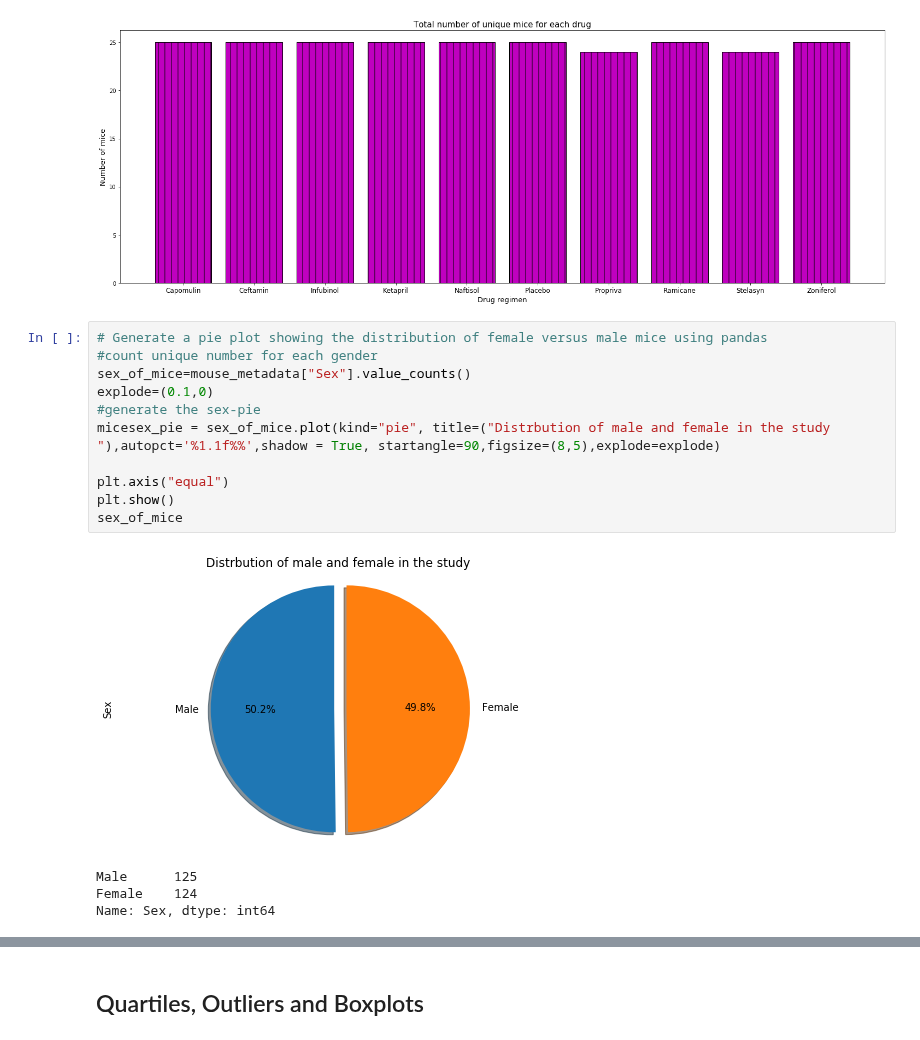
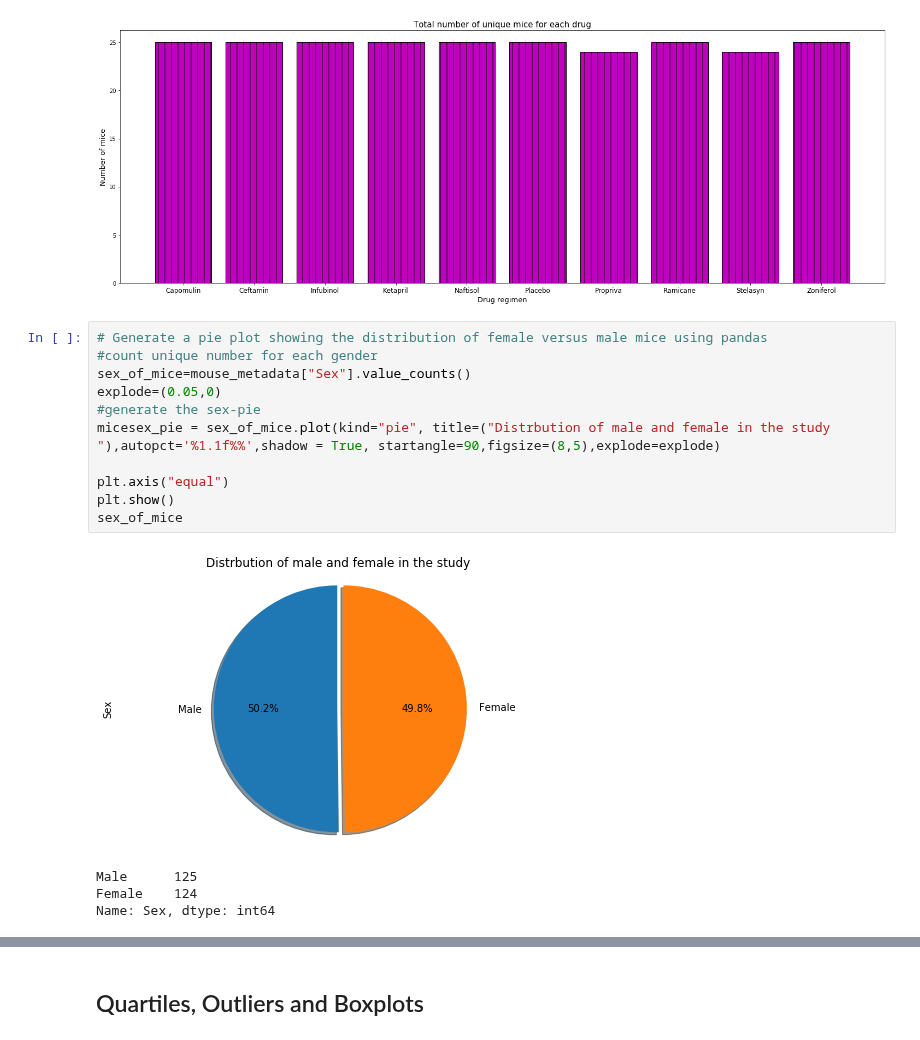
Before and after one commit to HaifaNajdawi/Matplotlib_The_power_of_plot, a Jupyter notebook: Pymaceuticals/pymaceuticals_starter.ipynb, the cells around one changed output, grey strips where cells are left out. Saved outputs shown, nothing was run; the diff lists cells and outputs as text.

```diff
--- a/Pymaceuticals/pymaceuticals_starter.ipynb
+++ b/Pymaceuticals/pymaceuticals_starter.ipynb
@@ -208,16 +216,16 @@ plt.show()
 # %%
 # Generate a pie plot showing the distribution of female versus male mice using pandas
 #count unique number for each gender
 sex_of_mice=mouse_metadata["Sex"].value_counts()
-explode=(0.1,0)
+explode=(0.05,0)
 #generate the sex-pie
 micesex_pie = sex_of_mice.plot(kind="pie", title=("Distrbution of male and female in the study "),autopct='%1.1f%%',shadow = True, startangle=90,figsize=(8,5),explode=explode)
 
 plt.axis("equal")
 plt.show()
 sex_of_mice
 # %% [output]
-[figure, old version]
+[figure, new version]
 Male      125
 Female    124
 Name: Sex, dtype: int64
```
Also changed, not shown: parts of 5 cells of this notebook.
